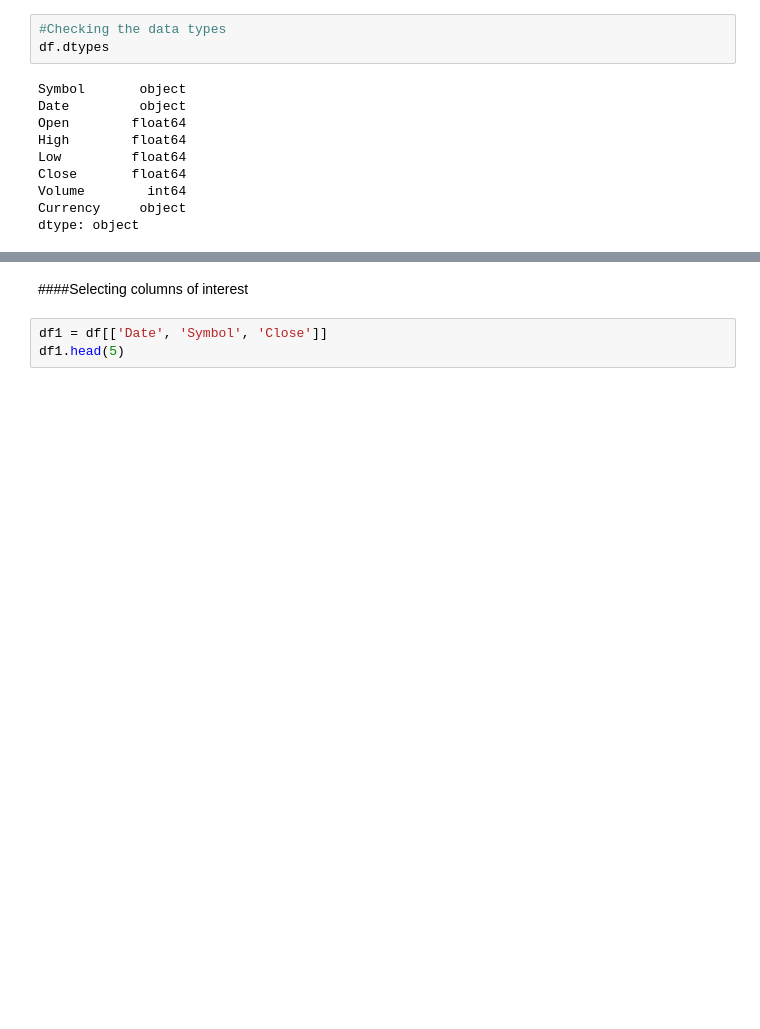
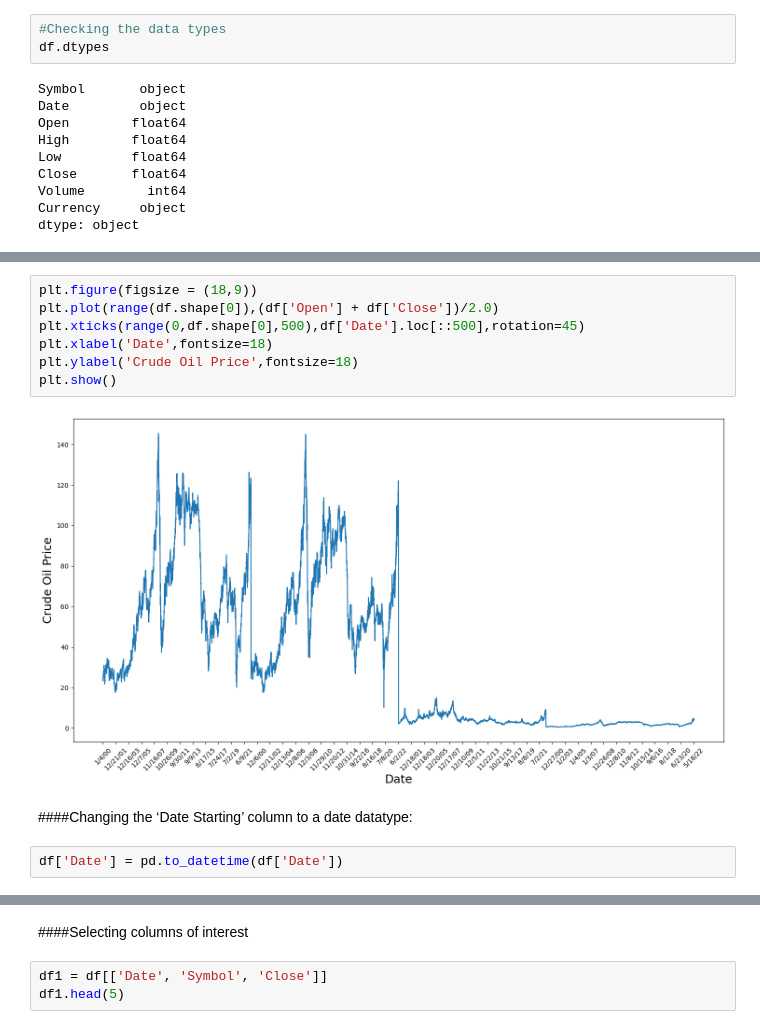
Before and after one commit to mofuoku417/anomaly-detection, a Jupyter notebook: Detecting_Anomalies_In_Crude_Oil_Prices_Using_Deep_Learning.ipynb, the cells around one changed output, grey strips where cells are left out. Cells and saved outputs as stored; diff of their text form; blank space fills up the shorter version.

```diff
--- a/Detecting_Anomalies_In_Crude_Oil_Prices_Using_Deep_Learning.ipynb
+++ b/Detecting_Anomalies_In_Crude_Oil_Prices_Using_Deep_Learning.ipynb
@@ -69,0 +160,13 @@ df.tail(5)
+# %%
+plt.figure(figsize = (18,9))
+plt.plot(range(df.shape[0]),(df['Open'] + df['Close'])/2.0)
+plt.xticks(range(0,df.shape[0],500),df['Date'].loc[::500],rotation=45)
+plt.xlabel('Date',fontsize=18)
+plt.ylabel('Crude Oil Price',fontsize=18)
+plt.show()
+# %% [output]
+[figure, added]
+# %% [markdown]
+####Changing the ‘Date Starting’ column to a date datatype:
+# %%
+df['Date'] = pd.to_datetime(df['Date'])
```
Also changed, not shown: parts of 29 cells of this notebook.
